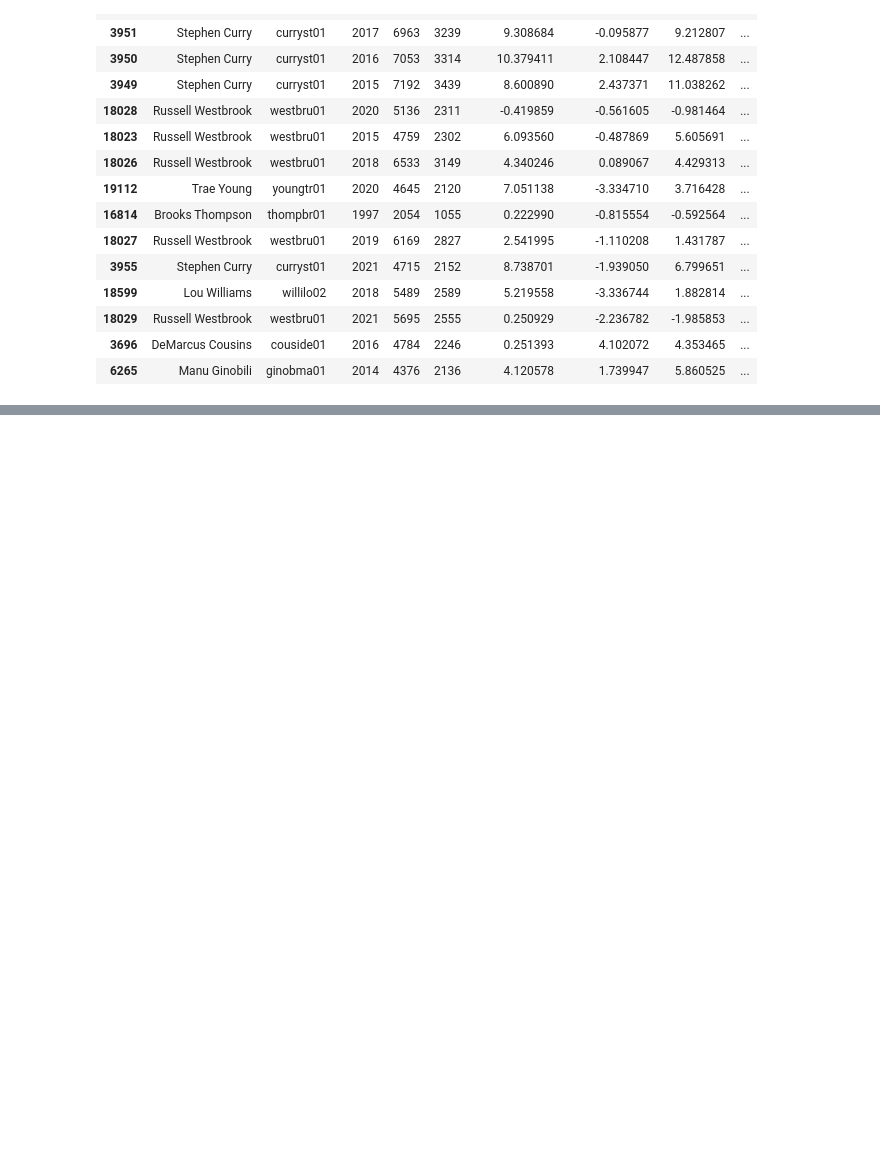
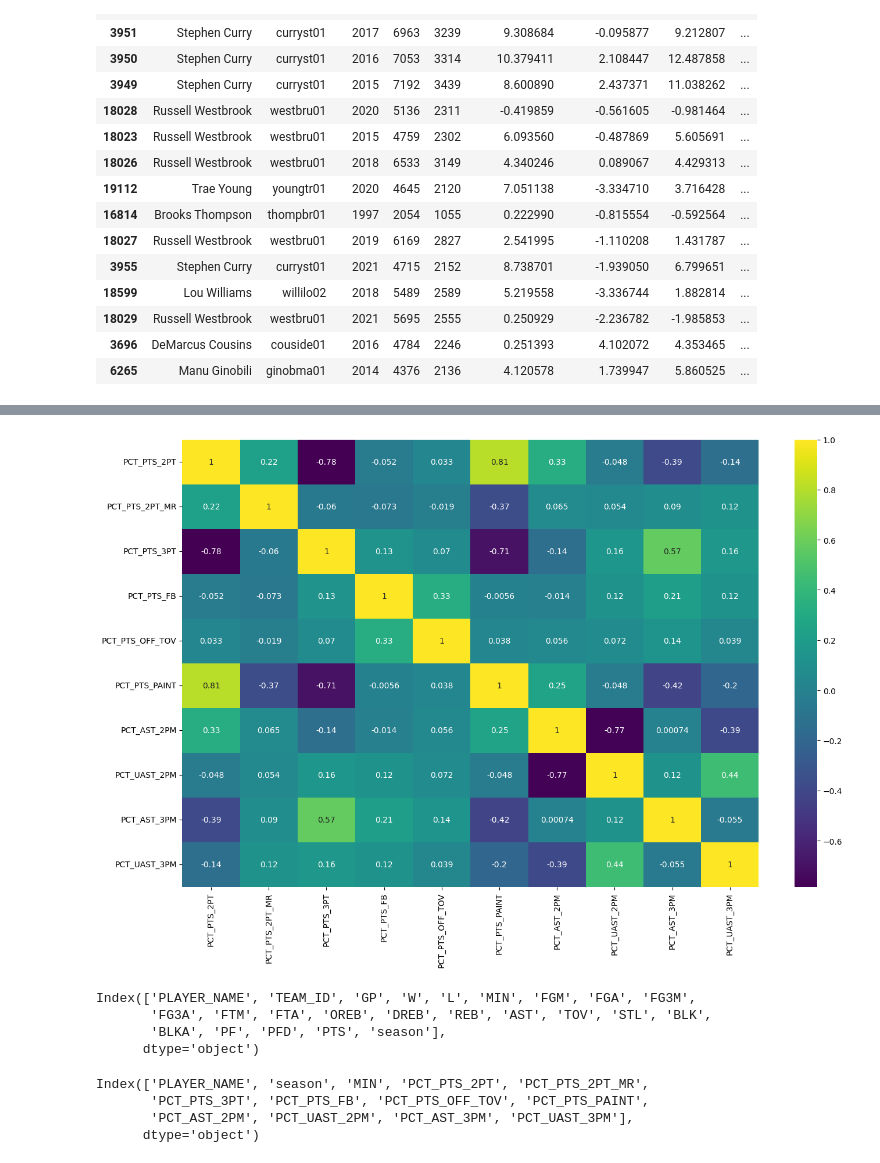
Before and after one commit to ozboz11/proje1, a Jupyter notebook: player_sim.ipynb, the cells around one changed output, grey strips where cells are left out. Drawn from its saved outputs; the diff is of its cells as text; code cells hidden in the pictures; blank space fills up the shorter version.

Commit message:
shooting metrics

```diff
--- a/player_sim.ipynb
+++ b/player_sim.ipynb
@@ -475,0 +521,7 @@ print(similar[["PLAYER_NAME", "season", "cosine_distance"]])
+# %%
+shooting_all_scaled = pd.read_csv("seasons_scaled/all_seasons_shooting_stats_scaled.csv")
+shooting_all_scaled.columns
+
+#select columns from here
+filtered_shooting_stats = shooting_all_scaled[["PLAYER_NAME","season","MIN","PCT_PTS_2PT","PCT_PTS_2PT_MR","PCT_PTS_3PT","PCT_PTS_FB","PCT_PTS_OFF_TOV","PCT_PTS_PAINT","PCT_AST_2PM","PCT_UAST_2PM","PCT_AST_3PM","PCT_UAST_3PM"]]
+filtered_shooting_stats.to_csv("seasons_scaled/all_seasons_shooting_stats_scaled_filtered.csv")
@@ -475,0 +547,24 @@ print(similar[["PLAYER_NAME", "season", "cosine_distance"]])
+# %%
+import seaborn as sns
+import matplotlib.pyplot as plt
+
+plt.figure(figsize=(16,10))
+sns.heatmap(filtered_shooting_stats.iloc[:,3:].corr(),annot=True, cmap = "viridis")
+
+plt.show()
+# %% [output]
+[figure, added]
+# %%
+df_trad.columns
+# %% [output]
+Index(['PLAYER_NAME', 'TEAM_ID', 'GP', 'W', 'L', 'MIN', 'FGM', 'FGA', 'FG3M',
+       'FG3A', 'FTM', 'FTA', 'OREB', 'DREB', 'REB', 'AST', 'TOV', 'STL', 'BLK',
+       'BLKA', 'PF', 'PFD', 'PTS', 'season'],
+      dtype='object')
+# %%
+df_shooting.columns
+# %% [output]
+Index(['PLAYER_NAME', 'season', 'MIN', 'PCT_PTS_2PT', 'PCT_PTS_2PT_MR',
+       'PCT_PTS_3PT', 'PCT_PTS_FB', 'PCT_PTS_OFF_TOV', 'PCT_PTS_PAINT',
+       'PCT_AST_2PM', 'PCT_UAST_2PM', 'PCT_AST_3PM', 'PCT_UAST_3PM'],
+      dtype='object')
```
Also changed, not shown: parts of 15 cells of this notebook.
